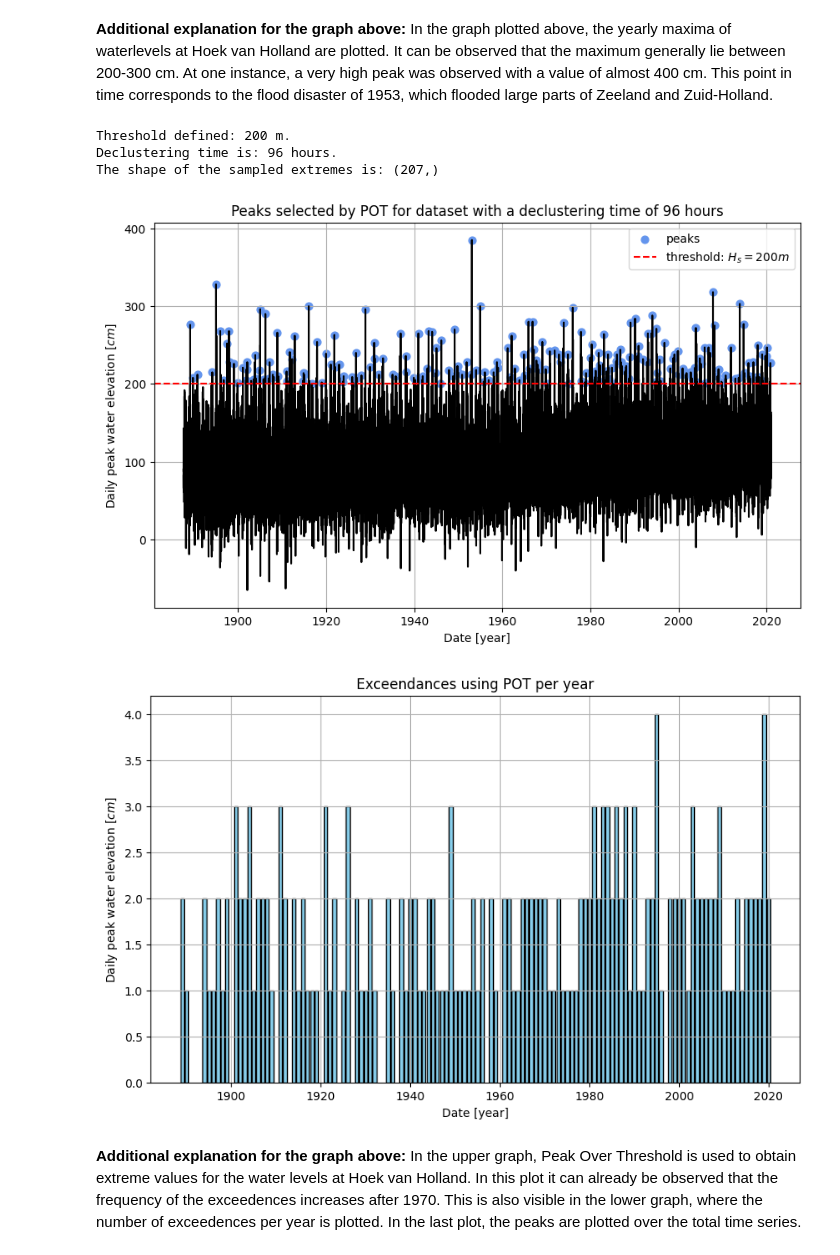
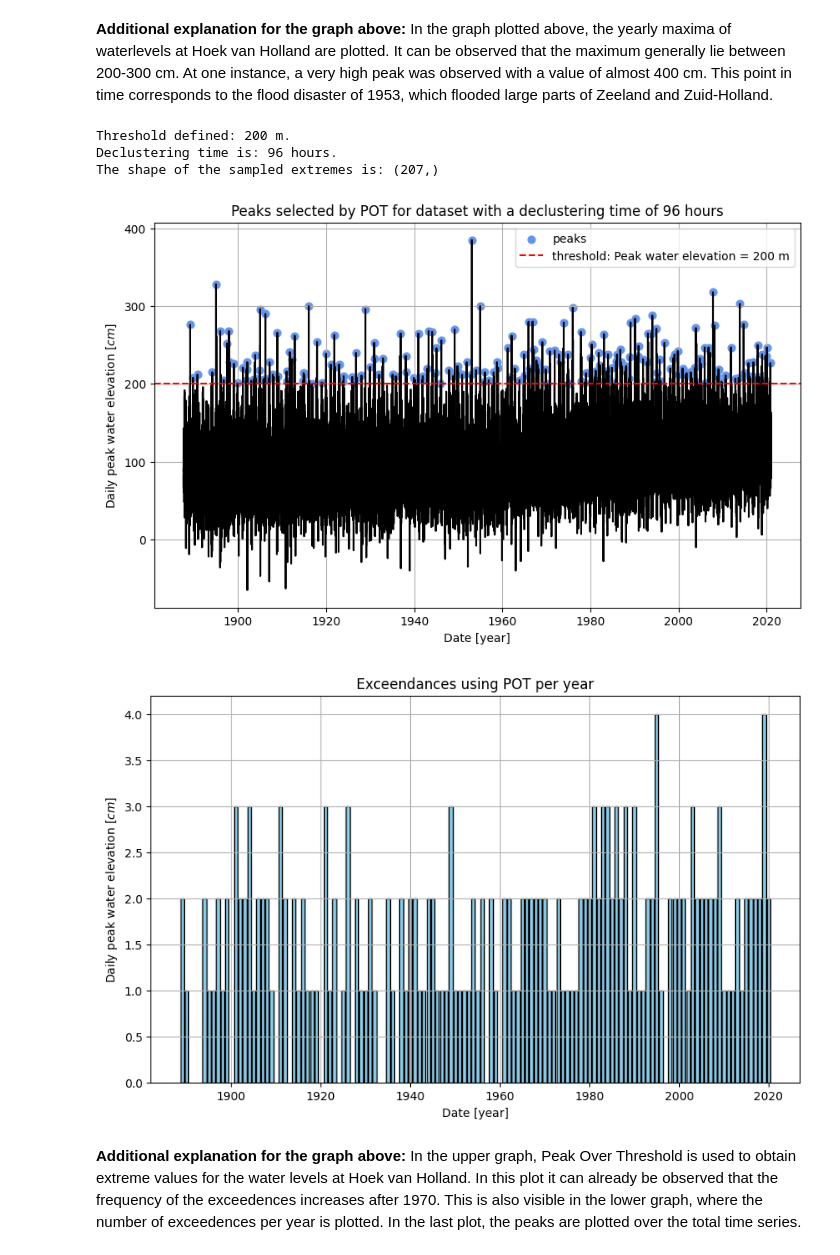
Before and after one commit to wwaasdorp/MORE_THE_BEST_GROUP, a Jupyter notebook: Watch_Data.ipynb, the cells around one changed output. Saved outputs shown, nothing was run; the diff lists cells and outputs as text; code cells hidden in the pictures.

```diff
--- a/Watch_Data.ipynb
+++ b/Watch_Data.ipynb
@@ -80,7 +80,7 @@ exceedances_per_year = peak_times.groupby(peak_times.dt.year).size()
 plt.figure(figsize=(10, 6))
 plt.plot(df['Datetime'], df['Elevation'],'k')
 plt.scatter(df.iloc[peaks, 0], df.iloc[peaks, 1], 40, color='cornflowerblue', label='peaks')
-plt.axhline(y=threshold, color='r', linestyle='--', label=f'threshold: $H_s = {threshold} m$')
+plt.axhline(y=threshold, color='r', linestyle='--', label=f'threshold: Peak water elevation = {threshold} m')
 plt.xlabel('Date [year]')
 plt.ylabel('Daily peak water elevation [$cm$]')
 plt.legend()
@@ -89,34 +89,34 @@ plt.grid()
 plt.savefig('figures/POT_timeseries.png')
 
 plt.figure(figsize=(10,6))
 plt.bar(exceedances_per_year.index, exceedances_per_year.values, color='skyblue', edgecolor='black')
 plt.title('Exceendances using POT per year')
 plt.xlabel('Date [year]')
 plt.ylabel('Daily peak water elevation [$cm$]')
 plt.grid()
 plt.savefig('figures/POT_yearly_exc.png')
 
 ## Plot exceedances
 # plt.figure(figsize=(10,6))
 # plt.plot(df.iloc[peaks, 0], df.iloc[peaks, 1], color = 'magenta')
 # plt.xlabel('Time [years]')
 # plt.ylabel('Exceedances')
 # plt.title('Exceedances for the period 1187-2020')
 # plt.grid()
 
 
 # ## Plot the number of exceedances per year
 # plt.figure(figsize=(10,6))
 # plt.plot(exceedances_peryear['Year'], exceedances_peryear['Exceedances'], color = 'cornflowerblue')
 # plt.xlabel('Year')
 # plt.ylabel('Number of exceedances')
 # plt.title('Number of exceedances per year for the period 1187-2020')
 # plt.grid()
 # %% [output]
 Threshold defined: 200 m.
 Declustering time is: 96 hours.
 The shape of the sampled extremes is: (207,)
-[figure, old version]
+[figure, new version]
 [figure]
 # %% [markdown]
 **Additional explanation for the graph above:**
```
Also changed, not shown: parts of 1 cell of this notebook, 2 other files.
